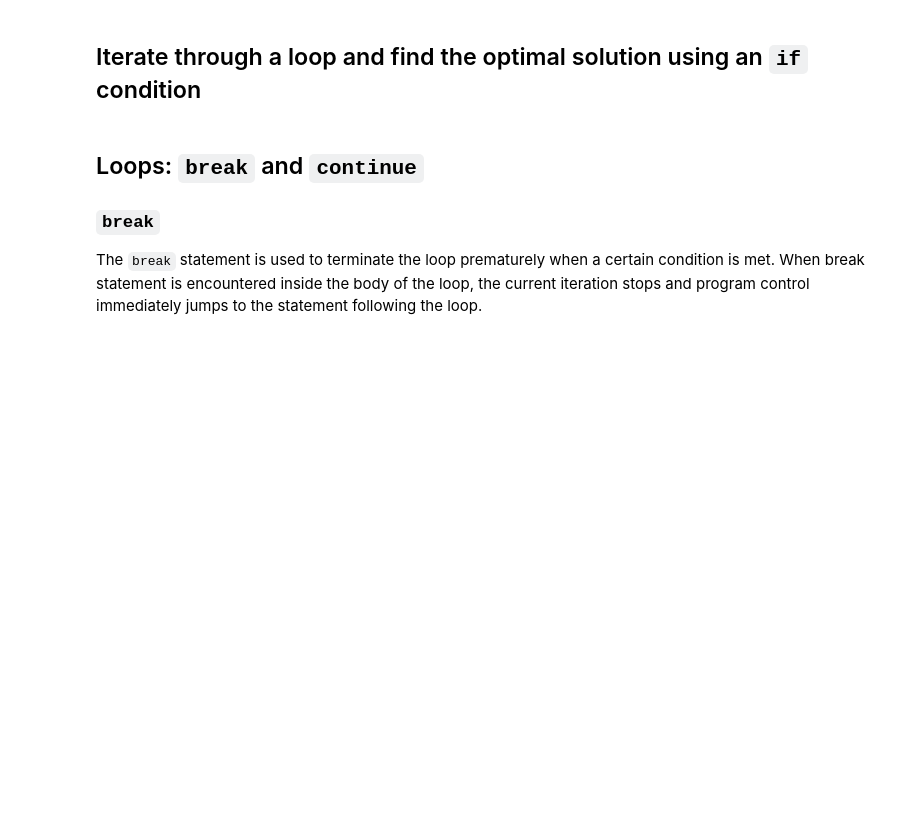
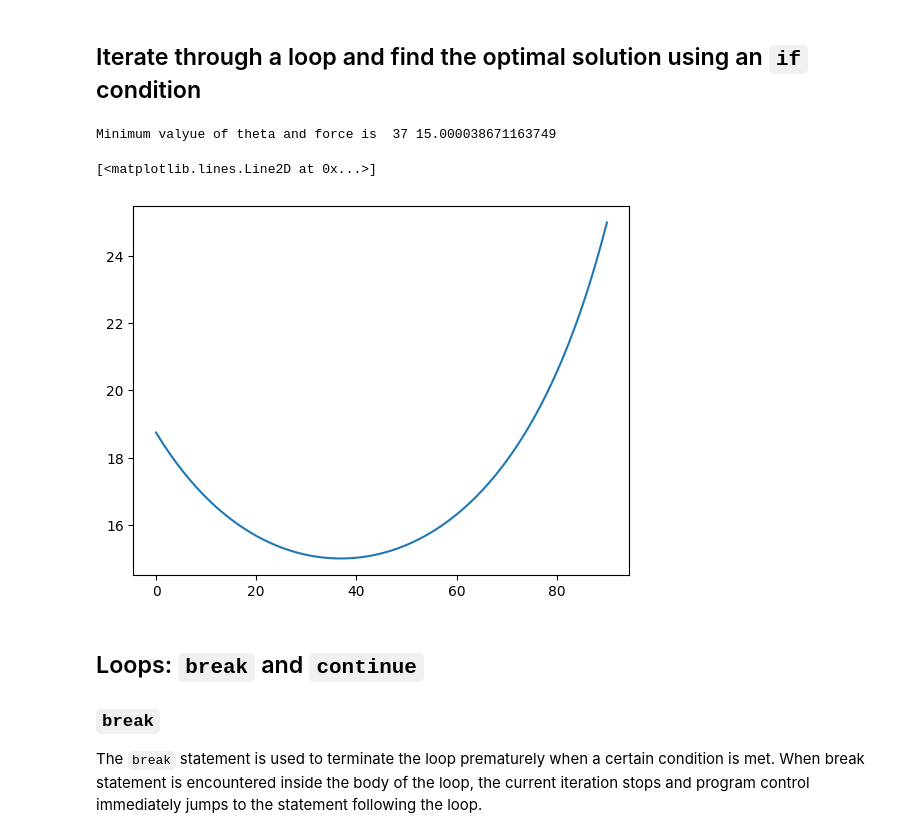
Before and after one commit to xtegui/Python_Couse_UT, a Jupyter notebook: Lectures/01_control_statements.ipynb, the cells around one changed output. Drawn from its saved outputs; the diff is of its cells as text; code cells hidden in the pictures; blank space fills up the shorter version.

```diff
--- a/Lectures/01_control_statements.ipynb
+++ b/Lectures/01_control_statements.ipynb
@@ -292,38 +292,48 @@ else:
 # %%
 # Iterate through angles using range and identify the optimum angle
 
 # Import module
 import math # trignometric functions
 import sys # maximum int
+import numpy as np
 import matplotlib.pyplot as plt
 %matplotlib inline
 
 # Assign variables
 mu = 0.75   # friction coefficient
 weight = 25 # Weight of the block in kN
 theta = 45  # angle in degrees
 
 # Create an empty list of forces
 forces = []
 
 # Create a list of angles from 0 to 90, range(0, 91, 1)
-angles = list(range(91))
-
-# Initialize minimum forces and theta
-
-
-
+#angles = list(range(91))
+angles = np.arange(0,91,1)
+# Initialize minimum forces and theta (we would start with the systema maximum number)
+min_force = sys.maxsize
+min_theta = 0
 
 # Iterate through all angles
 for theta in angles:
     # Compute pulling force: F = (mu * W) / (cos(theta) + mu * sin(theta))
     force = (mu * weight) / (math.cos(math.radians(theta)) +
                                        mu * math.sin(math.radians(theta)))
 
     forces.append(force)
+    #compute min force
+    if force < min_force:
+        min_force = force
+        min_theta = theta
+    #print(theta, force, min_force)
+print("Minimum valyue of theta and force is ", min_theta, min_force)
 
 # Plot angles vs forces
 plt.plot(angles, forces)
+# %% [output]
+Minimum valyue of theta and force is  37 15.000038671163749
+[<matplotlib.lines.Line2D at 0x...>]
+[figure, added]
 # %% [markdown]
 ## Loops: `break` and `continue`
 
```
Also changed, not shown: parts of 9 cells of this notebook.
